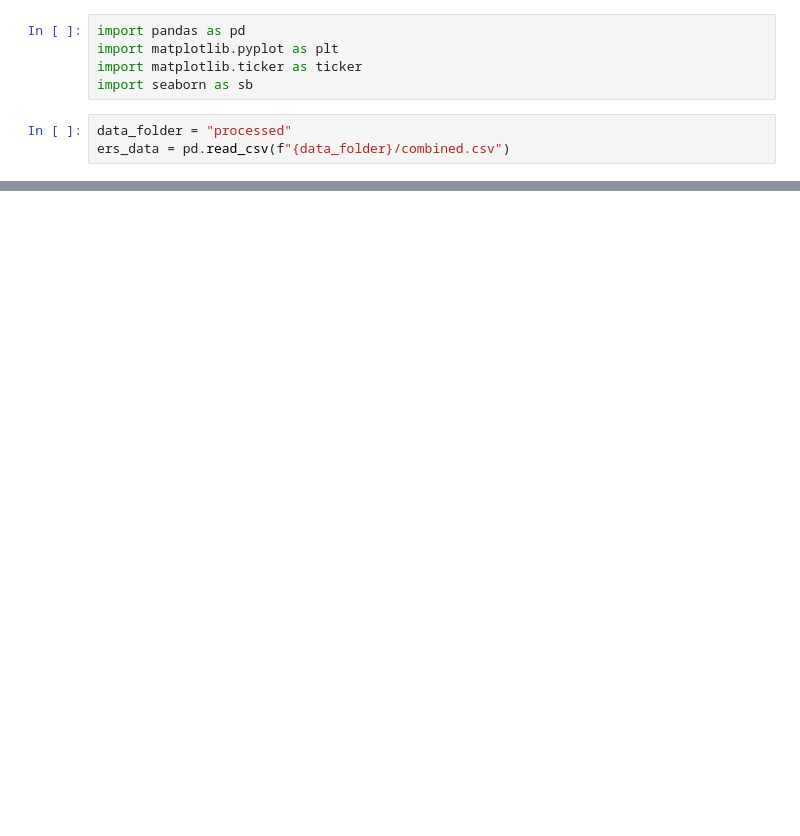
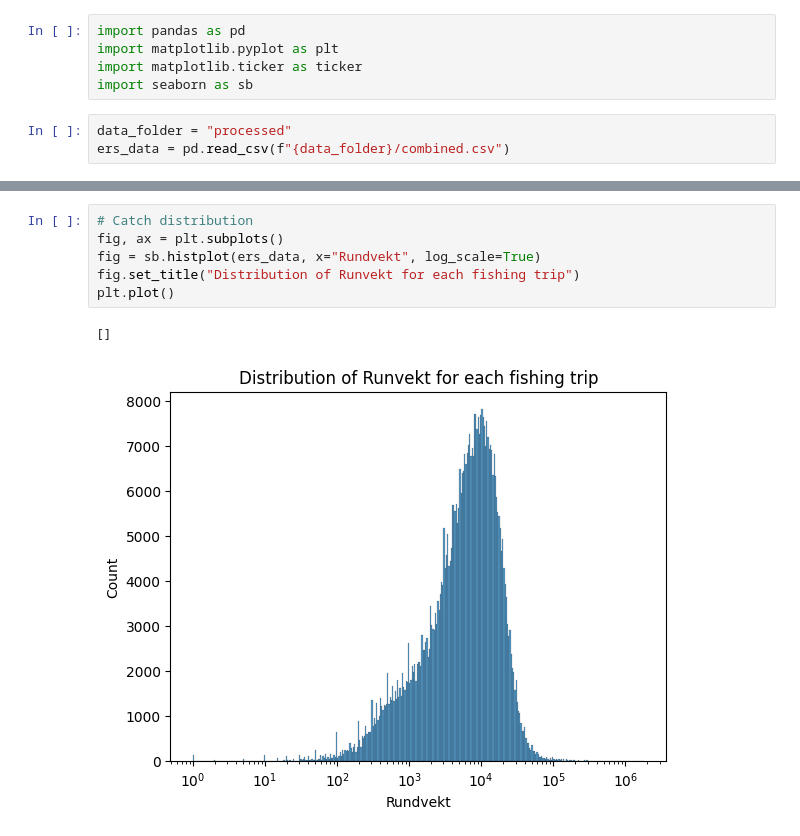
Before and after one commit to simsam8/ers_data_processing, a Jupyter notebook: visualization.ipynb, the cells around one changed output, grey strips where cells are left out. Saved outputs shown, nothing was run; the diff lists cells and outputs as text; blank space fills up the shorter version.

```diff
--- a/visualization.ipynb
+++ b/visualization.ipynb
@@ -99,0 +117,9 @@ fig.plot()
+# %%
+# Catch distribution
+fig, ax = plt.subplots()
+fig = sb.histplot(ers_data, x="Rundvekt", log_scale=True)
+fig.set_title("Distribution of Runvekt for each fishing trip")
+plt.plot()
+# %% [output]
+[]
+[figure, added]
```
Also changed, not shown: parts of 7 cells of this notebook.
